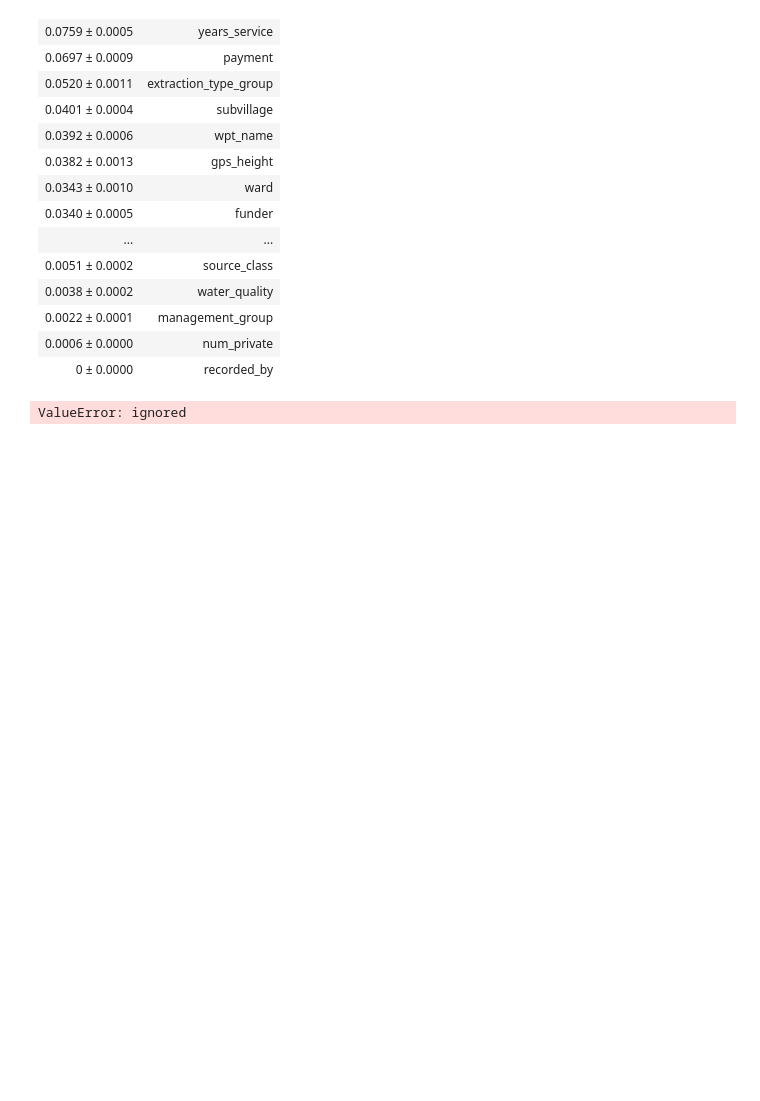
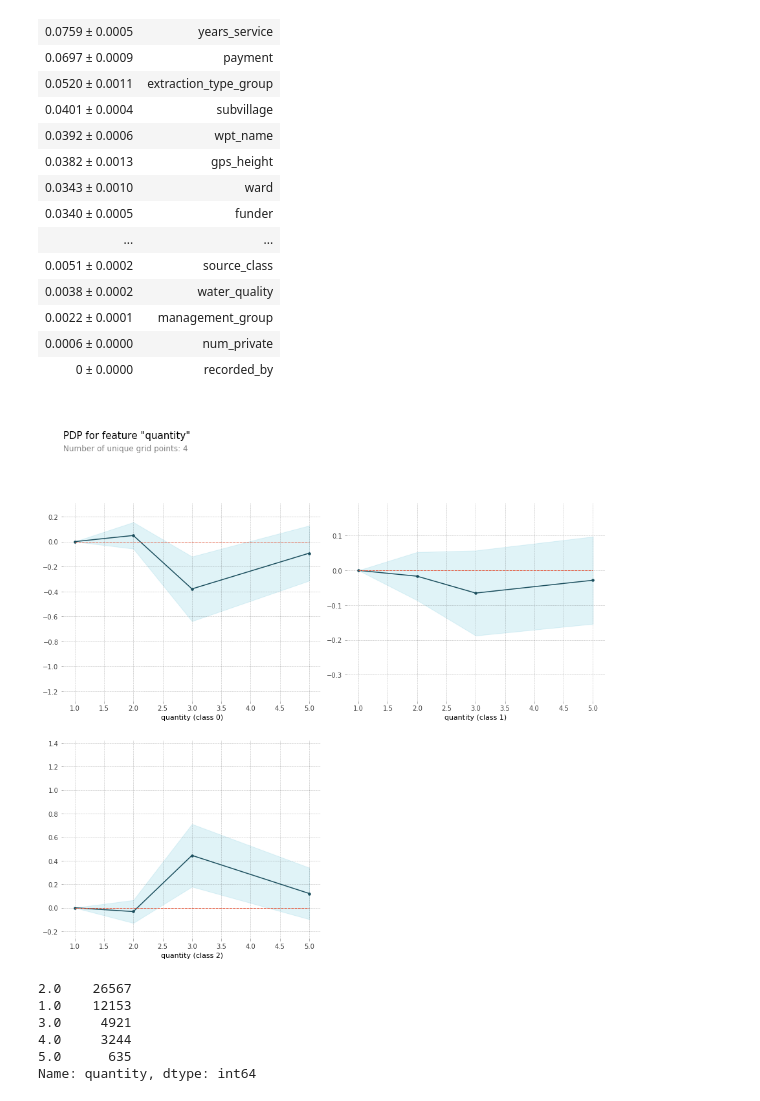
Before and after one commit to bkrant/DS3-Predictive-Modeling-Challenge, a Jupyter notebook: WaterPump_Kaggle.ipynb, the cells around one changed output. Saved outputs shown, nothing was run; the diff lists cells and outputs as text; code cells hidden in the pictures; blank space fills up the shorter version.

```diff
--- a/WaterPump_Kaggle.ipynb
+++ b/WaterPump_Kaggle.ipynb
@@ -487,3 +486,16 @@ def cramers_v(x, y):
 cramers_v(X_train.quantity, X_train.waterpoint_type)
 # %% [output]
 0.09148719760630807
+# %%
+transformer = make_pipeline(
+    ce.OrdinalEncoder(),
+    SimpleImputer()
+)
+X_train_trans = pd.DataFrame(data=transformer.fit_transform(X_train), columns=X_train.columns)
+X_val_trans = pd.DataFrame(data=transformer.transform(X_val), columns=X_val.columns)
+
+#X_train_trans = transformer.fit_transform(X_train)
+#X_val_trans = transformer.transform(X_val)
+
+#X_train = pd.DataFrame(data=X_train_trans, columns=X_train.columns)
+#X_val   = pd.DataFrame(data=X_val_trans, columns=X_val.columns)
@@ -491,14 +517,3 @@ cramers_v(X_train.quantity, X_train.waterpoint_type)
 !pip install eli5
 !pip install pdpbox
 !pip install shap
-# %%
-transformer = make_pipeline(
-    ce.OrdinalEncoder(),
-    SimpleImputer()
-)
-X_train_trans = transformer.fit_transform(X_train)
-X_val_trans = transformer.transform(X_val)
-
-xgb = XGBClassifier(n_jobs=-1, class_weight=None, n_estimators=150, max_depth=7, verbose=10, random_state=42)
-xgb.fit(X_train_trans, y_train)
-print('Validation accuracy:', xgb.score(X_val_trans, y_val), 'Train accuracy:', xgb.score(X_train_trans, y_train))
@@ -567,16 +562,25 @@ eli5.show_weights(permuter, top=None, feature_names=feature_names)
 # %%
 from pdpbox.pdp import pdp_isolate, pdp_plot
 
-feature = 'amount_tsh'
+feature = 'quantity'
 
 isolated = pdp_isolate(
     model=rf,
-    dataset=X_train,
-    model_features=X_train.columns,
+    dataset=X_train_trans,
+    model_features=X_train_trans.columns,
     feature=feature
 )
 
 pdp_plot(isolated, feature_name=feature);
 # %% [output]
-ValueError: ignored
+[figure, added]
+# %%
+X_train_trans.quantity.value_counts()
+# %% [output]
+2.0    26567
+1.0    12153
+3.0     4921
+4.0     3244
+5.0      635
+Name: quantity, dtype: int64
 # %%
```
Also changed, not shown: parts of 8 cells of this notebook.
